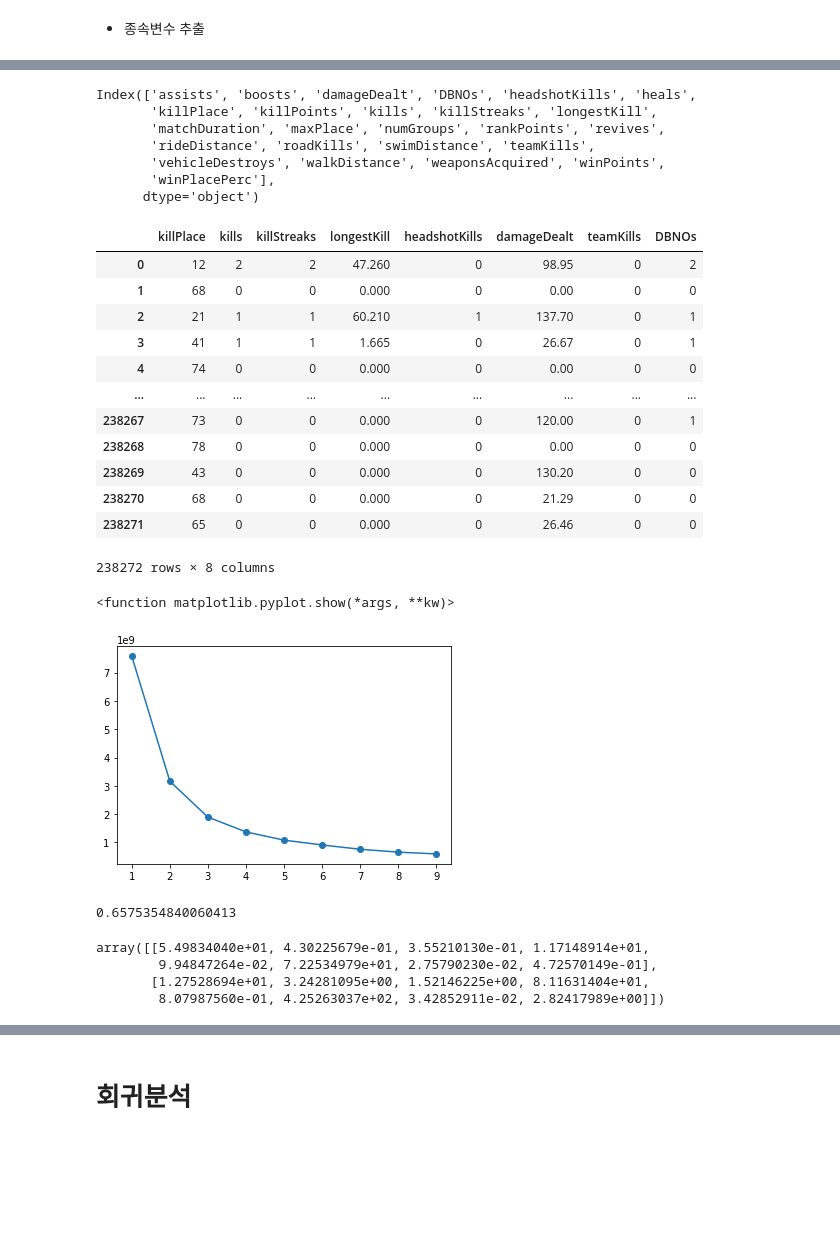
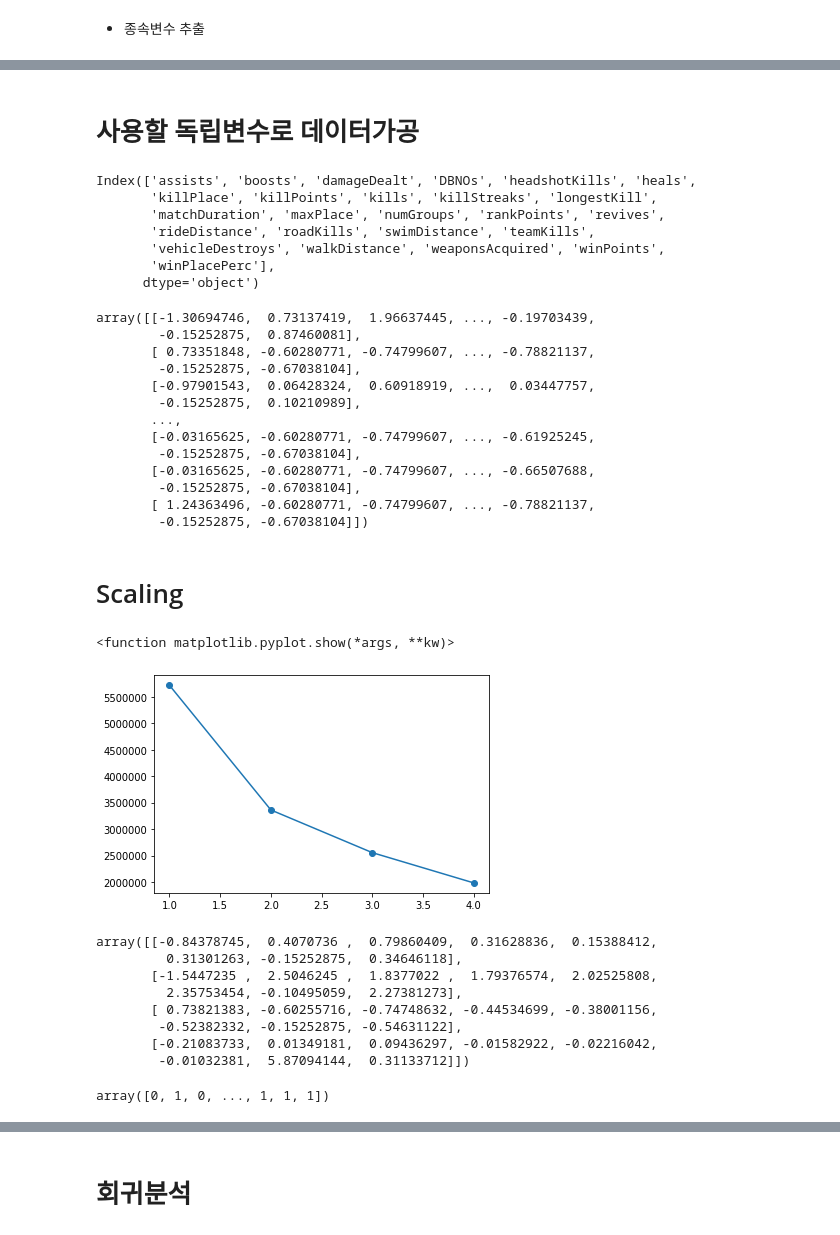
Before and after one commit to JunO-93/Pubg, a Jupyter notebook: juno/Pubg.ipynb, the cells around one changed output, grey strips where cells are left out. Drawn from its saved outputs; the diff is of its cells as text; code cells hidden in the pictures; blank space fills up the shorter version.

```diff
--- a/juno/Pubg.ipynb
+++ b/juno/Pubg.ipynb
@@ -165,11 +164,19 @@ Index(['Id', 'groupId', 'matchId', 'assists', 'boosts', 'damageDealt', 'DBNOs',
 # %%
 from sklearn.model_selection import train_test_split
 
-x_test,x_train,y_test,y_train = train_test_split(train_squad.drop(['Id','groupId','matchId','matchType'],axis=1),train_squad['longestKill'],test_size = 0.1,random_state=0)
+
+x=train_squad.drop(['Id','groupId','matchId','matchType','assists','boosts','heals','killPoints','matchDuration','matchType'\
+                 ,'maxPlace','numGroups','rankPoints','revives','rideDistance','roadKills','swimDistance','vehicleDestroys'\
+                 ,'walkDistance','weaponsAcquired','winPoints','winPlacePerc'],axis=1)
+y = train_squad['longestKill']
+x_test,x_train,y_test,y_train = train_test_split(x,y,test_size = 0.3,random_state=0)
 
 test1 =x_train
 
 # x_test2,x_train2,y_test2,y_train2 = train_test_split(train_squad.drop(['Id','groupId','matchId','matchType'],axis=1),train_squad['longestKill'],test_size = 0.2)
 
 # test2 =x_train2
+# %%
+x_train = x_train[['killPlace','kills','killStreaks','longestKill','headshotKills'\
+           ,'damageDealt','teamKills','DBNOs']]
 # %%
@@ -185,3 +214,8 @@ Index(['assists', 'boosts', 'damageDealt', 'DBNOs', 'headshotKills', 'heals',
+# %%
+from sklearn.preprocessing import StandardScaler
+scaler = StandardScaler()
+x_train = scaler.fit_transform(x_train)
+x_test = scaler.fit_transform(x_test)
 # %%
 test1.reset_index(drop=True,inplace=True)
 #test2.reset_index(drop=True,inplace=True)
@@ -359,3 +307,5 @@ plt.show()
+# %% [markdown]
+# 사용할 독립변수로 데이터가공
 # %%
 test1.columns
 # %% [output]
@@ -367,20 +317,24 @@ Index(['assists', 'boosts', 'damageDealt', 'DBNOs', 'headshotKills', 'heals',
        'winPlacePerc'],
       dtype='object')
 # %%
-x_1 =test1[['killPlace','kills','killStreaks','longestKill','headshotKills'\
+x = test1[['killPlace','kills','killStreaks','longestKill','headshotKills'\
            ,'damageDealt','teamKills','DBNOs']]
+
+x_1 =x_train
 x_1
 # %% [output]
-|  | killPlace | kills | killStreaks | longestKill | headshotKills | damageDealt | teamKills | DBNOs |
-| 0 | 12 | 2 | 2 | 47.260 | 0 | 98.95 | 0 | 2 |
-| 1 | 68 | 0 | 0 | 0.000 | 0 | 0.00 | 0 | 0 |
-| 2 | 21 | 1 | 1 | 60.210 | 1 | 137.70 | 0 | 1 |
-| 3 | 41 | 1 | 1 | 1.665 | 0 | 26.67 | 0 | 1 |
-| 4 | 74 | 0 | 0 | 0.000 | 0 | 0.00 | 0 | 0 |
-| ... | ... | ... | ... | ... | ... | ... | ... | ... |
-| 238267 | 73 | 0 | 0 | 0.000 | 0 | 120.00 | 0 | 1 |
-| 238268 | 78 | 0 | 0 | 0.000 | 0 | 0.00 | 0 | 0 |
-| 238269 | 43 | 0 | 0 | 0.000 | 0 | 130.20 | 0 | 0 |
-| 238270 | 68 | 0 | 0 | 0.000 | 0 | 21.29 | 0 | 0 |
-| 238271 | 65 | 0 | 0 | 0.000 | 0 | 26.46 | 0 | 0 |
-238272 rows × 8 columns
+array([[-1.30694746,  0.73137419,  1.96637445, ..., -0.19703439,
+        -0.15252875,  0.87460081],
+       [ 0.73351848, -0.60280771, -0.74799607, ..., -0.78821137,
+        -0.15252875, -0.67038104],
+       [-0.97901543,  0.06428324,  0.60918919, ...,  0.03447757,
+        -0.15252875,  0.10210989],
+       ...,
+       [-0.03165625, -0.60280771, -0.74799607, ..., -0.61925245,
+        -0.15252875, -0.67038104],
+       [-0.03165625, -0.60280771, -0.74799607, ..., -0.66507688,
+        -0.15252875, -0.67038104],
+       [ 1.24363496, -0.60280771, -0.74799607, ..., -0.78821137,
+        -0.15252875, -0.67038104]])
+# %% [markdown]
+# Scaling
@@ -387,27 +345,24 @@ x_1
 # %%
 import matplotlib.pylab as plt
 from sklearn.cluster import KMeans
 distortions = []
-for i in range(1,10):
+for i in range(1,5):
     kmeans =KMeans(n_clusters=i,n_init=10,max_iter=100) #Elbow Method
     kmeans.fit(x_1)
     distortions.append(kmeans.inertia_)
-plt.plot(range(1,10),distortions,marker='o')
+plt.plot(range(1,5),distortions,marker='o')
 plt.show
 # %% [output]
 <function matplotlib.pyplot.show(*args, **kw)>
-[figure, old version]
+[figure, new version]
-# %%
-kmeans = KMeans(n_clusters = 2, max_iter=100) #silhouette
-y_pred = kmeans.fit_predict(x_1)
-from sklearn.metrics import silhouette_samples, silhouette_score
-silhouette_score(x_1,labels=kmeans.labels_)
-# %% [output]
-0.6575354840060413
 # %%
 kmeans.cluster_centers_
 # %% [output]
-array([[5.49834040e+01, 4.30225679e-01, 3.55210130e-01, 1.17148914e+01,
-        9.94847264e-02, 7.22534979e+01, 2.75790230e-02, 4.72570149e-01],
-       [1.27528694e+01, 3.24281095e+00, 1.52146225e+00, 8.11631404e+01,
-        8.07987560e-01, 4.25263037e+02, 3.42852911e-02, 2.82417989e+00]])
+array([[-0.84378745,  0.4070736 ,  0.79860409,  0.31628836,  0.15388412,
+         0.31301263, -0.15252875,  0.34646118],
+       [-1.5447235 ,  2.5046245 ,  1.8377022 ,  1.79376574,  2.02525808,
+         2.35753454, -0.10495059,  2.27381273],
+       [ 0.73821383, -0.60255716, -0.74748632, -0.44534699, -0.38001156,
+        -0.52382332, -0.15252875, -0.54631122],
+       [-0.21083733,  0.01349181,  0.09436297, -0.01582922, -0.02216042,
+        -0.01032381,  5.87094144,  0.31133712]])
@@ -414,3 +375,7 @@ array([[5.49834040e+01, 4.30225679e-01, 3.55210130e-01, 1.17148914e+01,
+# %%
+kmeans.labels_
+# %% [output]
+array([0, 1, 0, ..., 1, 1, 1])
 # %%
 y_1_1=kmeans.labels_
 y_1_1=pd.DataFrame(y_1_1)
```
Also changed, not shown: parts of 49 cells of this notebook.
